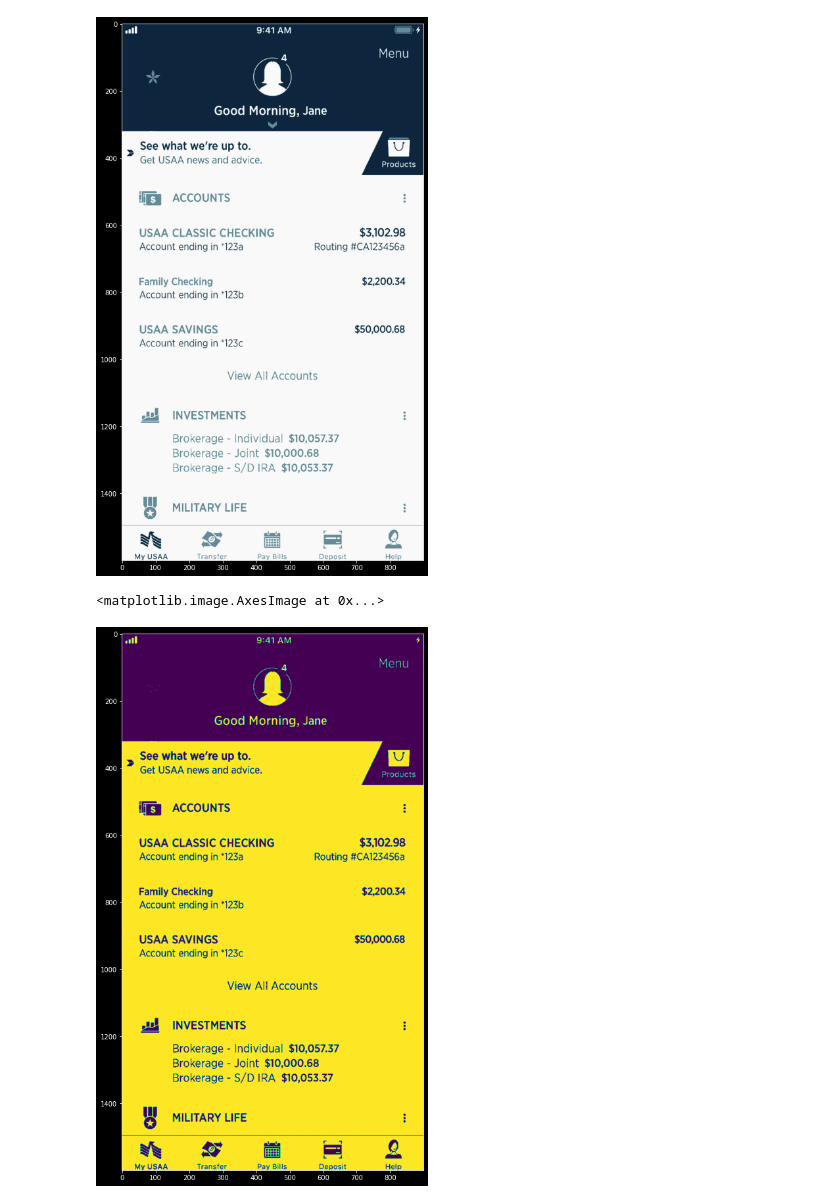
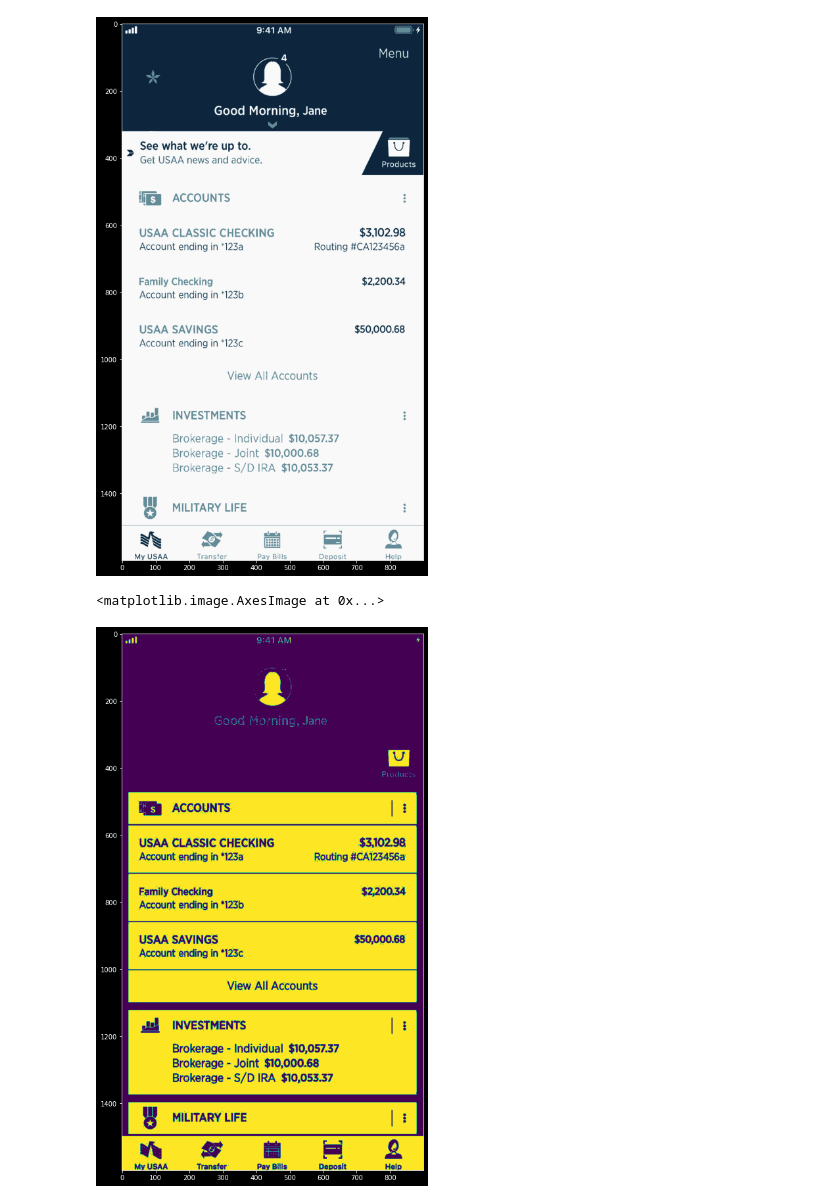
Before and after one commit to friedliver/smart-accessibility-modes-for-mobile-display, a Jupyter notebook: implementation/segment.ipynb, the cells around one changed output. Cells and saved outputs as stored; diff of their text form; code cells hidden in the pictures.

```diff
--- a/implementation/segment.ipynb
+++ b/implementation/segment.ipynb
@@ -26,15 +26,15 @@ plt.imshow(result_image)
 [figure]
 # %%
 # convert the image to grayscale format
-img_gray = cv2.cvtColor(result_image, cv2.COLOR_BGR2GRAY)
+img_gray = cv2.cvtColor(img, cv2.COLOR_BGR2GRAY)
 # apply binary thresholding
-ret, thresh = cv2.threshold(img_gray, 150, 255, cv2.THRESH_BINARY)
+ret, thresh = cv2.threshold(img_gray, 250, 255, cv2.THRESH_BINARY)
 # visualize the binary image
 plt.figure(figsize = (15, 15))
 plt.imshow(thresh)
 # %% [output]
 <matplotlib.image.AxesImage at 0x...>
-[figure, old version]
+[figure, new version]
 # %%
 # detect the contours on the binary image using cv2.CHAIN_APPROX_NONE
 contours, hierarchy = cv2.findContours(image=thresh, mode=cv2.RETR_TREE, method=cv2.CHAIN_APPROX_NONE)
```
Also changed, not shown: parts of 1 cell of this notebook, 7 other files.
